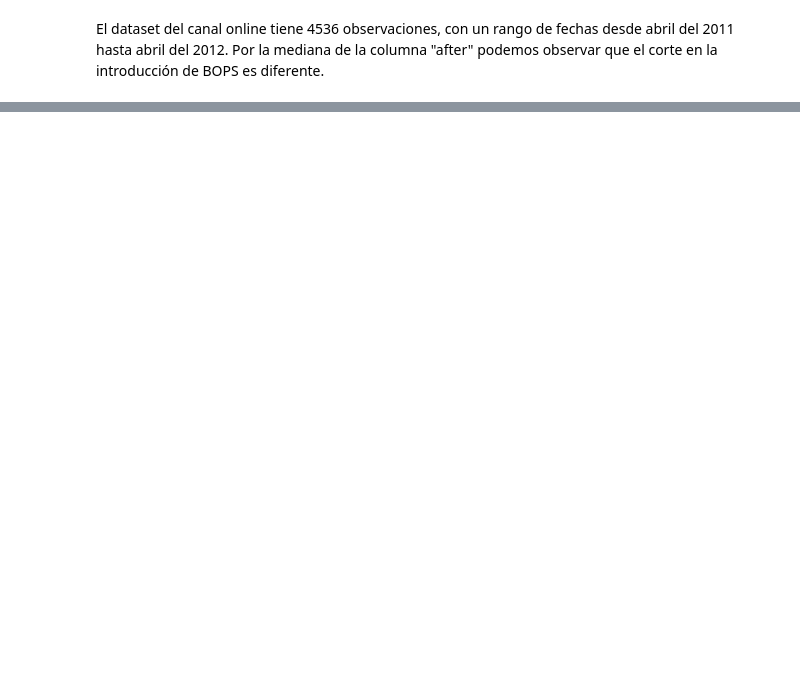
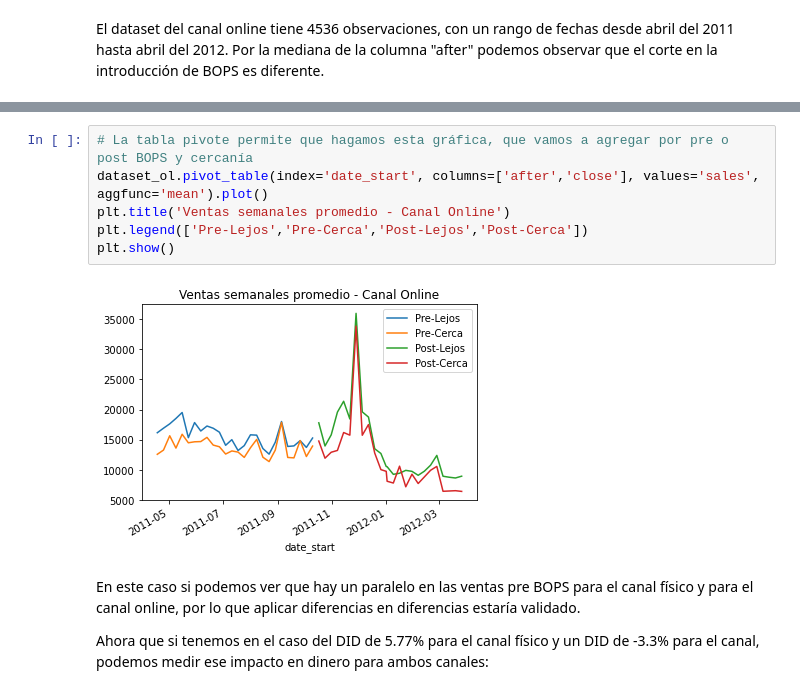
Before and after one commit to Javolet/Evaluacion_OPI, a Jupyter notebook: Seccion_C/Seccion_C_Notebook.ipynb, the cells around one changed output, grey strips where cells are left out. Drawn from its saved outputs; the diff is of its cells as text; blank space fills up the shorter version.

```diff
--- a/Seccion_C/Seccion_C_Notebook.ipynb
+++ b/Seccion_C/Seccion_C_Notebook.ipynb
@@ -158,0 +291,12 @@ El dataset del canal online tiene 4536 observaciones, con un rango de fechas des
+# %%
+# La tabla pivote permite que hagamos esta gráfica, que vamos a agregar por pre o post BOPS y cercanía
+dataset_ol.pivot_table(index='date_start', columns=['after','close'], values='sales', aggfunc='mean').plot()
+plt.title('Ventas semanales promedio - Canal Online')
+plt.legend(['Pre-Lejos','Pre-Cerca','Post-Lejos','Post-Cerca'])
+plt.show()
+# %% [output]
+[figure, added]
+# %% [markdown]
+En este caso si podemos ver que hay un paralelo en las ventas pre BOPS para el canal físico y para el canal online, por lo que aplicar diferencias en diferencias estaría validado.
+
+Ahora que si tenemos en el caso del DID de 5.77% para el canal físico y un DID de -3.3% para el canal, podemos medir ese impacto en dinero para ambos canales:
```
Also changed, not shown: parts of 27 cells of this notebook.
